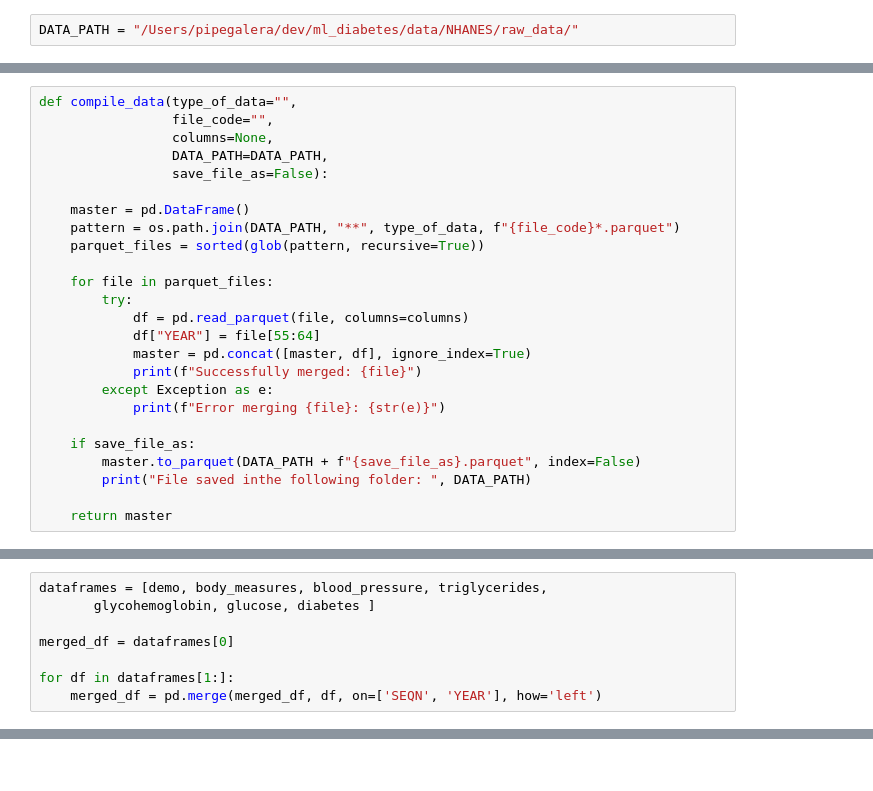
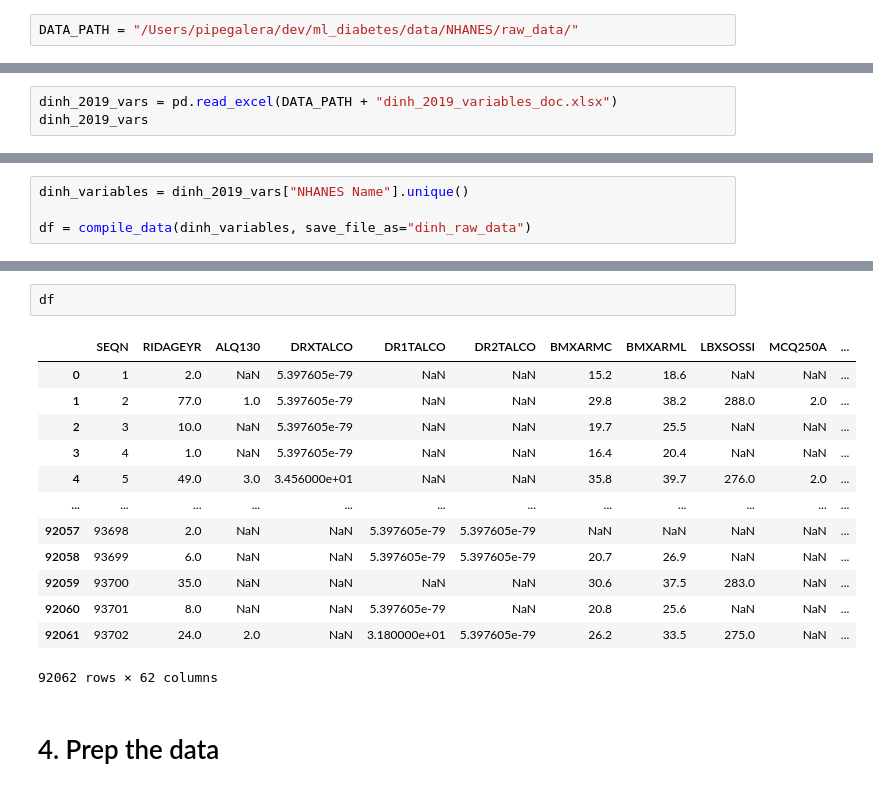
Before and after one commit to pipegalera/ml_diabetes, a Jupyter notebook: notebooks/create_data_master.ipynb, the cells around one changed output, grey strips where cells are left out. Saved outputs shown, nothing was run; the diff lists cells and outputs as text.

Commit message:
Added data prep for Dinh et al. (2019)

```diff
--- a/notebooks/create_data_master.ipynb
+++ b/notebooks/create_data_master.ipynb
@@ -46,25 +156,0 @@ docs.to_excel("/Users/pipegalera/dev/ml_diabetes/data/NHANES/documentation_varia
-# %%
-def compile_data(type_of_data="",
-                 file_code="",
-                 columns=None,
-                 DATA_PATH=DATA_PATH,
-                 save_file_as=False):
-
-    master = pd.DataFrame()
-    pattern = os.path.join(DATA_PATH, "**", type_of_data, f"{file_code}*.parquet")
-    parquet_files = sorted(glob(pattern, recursive=True))
-
-    for file in parquet_files:
-        try:
-            df = pd.read_parquet(file, columns=columns)
-            df["YEAR"] = file[55:64]
-            master = pd.concat([master, df], ignore_index=True)
-            print(f"Successfully merged: {file}")
-        except Exception as e:
-            print(f"Error merging {file}: {str(e)}")
-
-    if save_file_as:
-        master.to_parquet(DATA_PATH + f"{save_file_as}.parquet", index=False)
-        print("File saved inthe following folder: ", DATA_PATH)
-
-    return master
@@ -131,8 +156,0 @@ demo['SEQN'].isna().sum()
-# %%
-dataframes = [demo, body_measures, blood_pressure, triglycerides,
-       glycohemoglobin, glucose, diabetes ]
-
-merged_df = dataframes[0]
-
-for df in dataframes[1:]:
-    merged_df = pd.merge(merged_df, df, on=['SEQN', 'YEAR'], how='left')
@@ -154,0 +231,3 @@ merged_df
+# %%
+dinh_2019_vars = pd.read_excel(DATA_PATH + "dinh_2019_variables_doc.xlsx")
+dinh_2019_vars
@@ -154,0 +248,4 @@ merged_df
+# %%
+dinh_variables = dinh_2019_vars["NHANES Name"].unique()
+
+df = compile_data(dinh_variables, save_file_as="dinh_raw_data")
@@ -154,0 +270,18 @@ merged_df
+# %%
+df
+# %% [output]
+|  | SEQN | RIDAGEYR | ALQ130 | DRXTALCO | DR1TALCO | DR2TALCO | BMXARMC | BMXARML | LBXSOSSI | MCQ250A | ... |
+| 0 | 1 | 2.0 | NaN | 5.397605e-79 | NaN | NaN | 15.2 | 18.6 | NaN | NaN | ... |
+| 1 | 2 | 77.0 | 1.0 | 5.397605e-79 | NaN | NaN | 29.8 | 38.2 | 288.0 | 2.0 | ... |
+| 2 | 3 | 10.0 | NaN | 5.397605e-79 | NaN | NaN | 19.7 | 25.5 | NaN | NaN | ... |
+| 3 | 4 | 1.0 | NaN | 5.397605e-79 | NaN | NaN | 16.4 | 20.4 | NaN | NaN | ... |
+| 4 | 5 | 49.0 | 3.0 | 3.456000e+01 | NaN | NaN | 35.8 | 39.7 | 276.0 | 2.0 | ... |
+| ... | ... | ... | ... | ... | ... | ... | ... | ... | ... | ... | ... |
+| 92057 | 93698 | 2.0 | NaN | NaN | 5.397605e-79 | 5.397605e-79 | NaN | NaN | NaN | NaN | ... |
+| 92058 | 93699 | 6.0 | NaN | NaN | 5.397605e-79 | 5.397605e-79 | 20.7 | 26.9 | NaN | NaN | ... |
+| 92059 | 93700 | 35.0 | NaN | NaN | NaN | NaN | 30.6 | 37.5 | 283.0 | NaN | ... |
+| 92060 | 93701 | 8.0 | NaN | NaN | 5.397605e-79 | NaN | 20.8 | 25.6 | NaN | NaN | ... |
+| 92061 | 93702 | 24.0 | 2.0 | NaN | 3.180000e+01 | 5.397605e-79 | 26.2 | 33.5 | 275.0 | NaN | ... |
+92062 rows × 62 columns
+# %% [markdown]
+# 4. Prep the data
```
Also changed, not shown: parts of 28 cells of this notebook, 1 other file.
